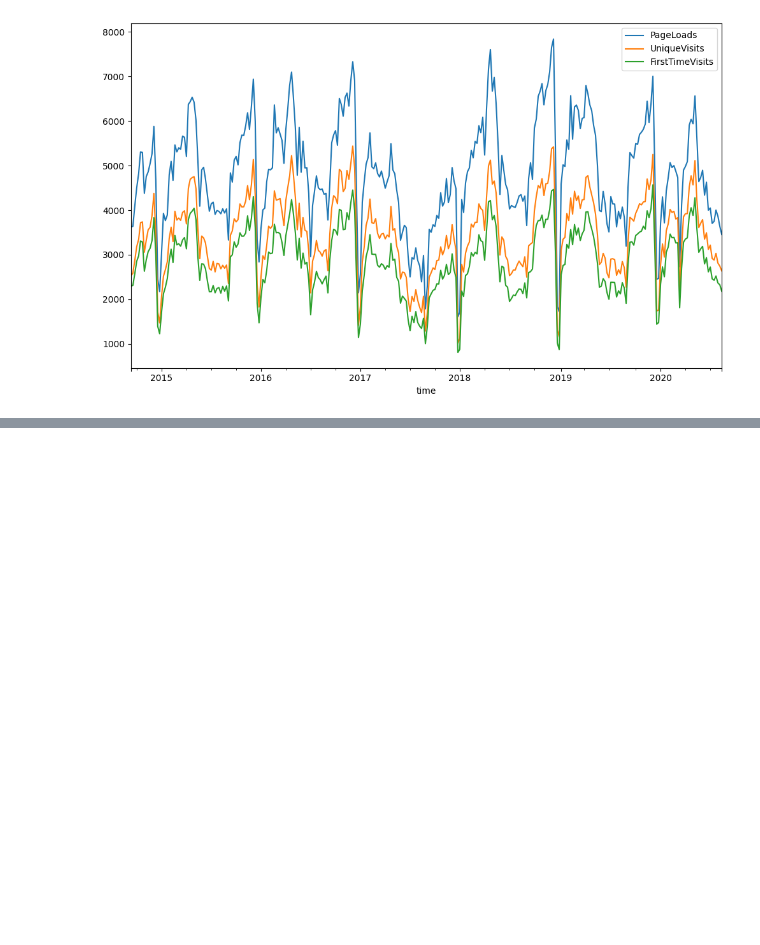
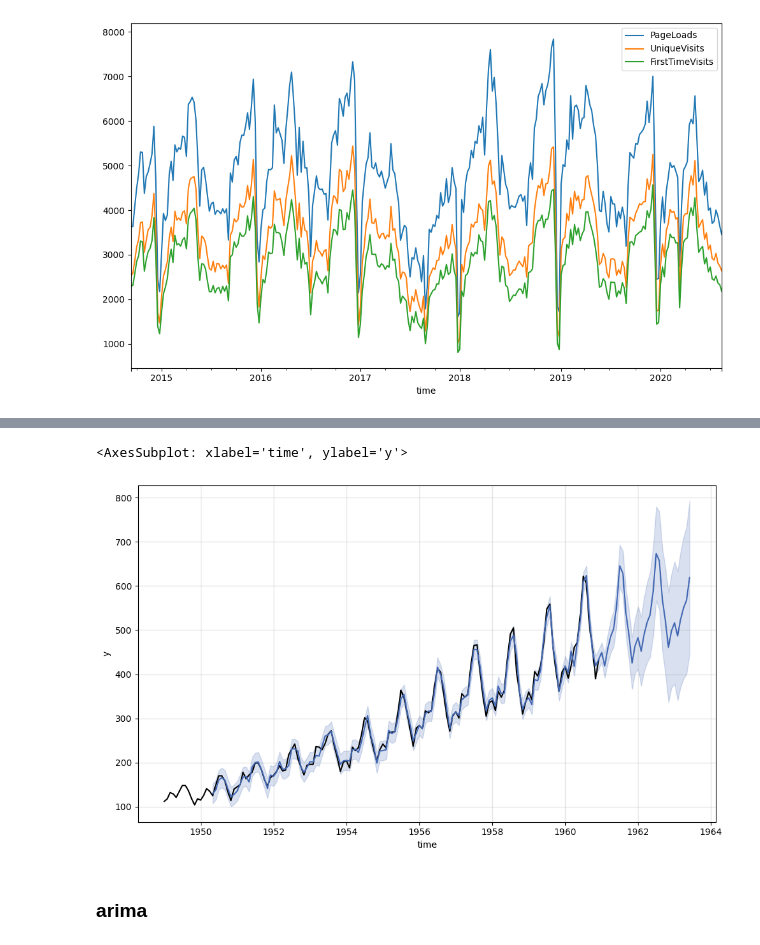
Before and after one commit to critobfer/Kats, a Jupyter notebook: tutorials/TFG.ipynb, the cells around one changed output, grey strips where cells are left out. Cells and saved outputs as stored; diff of their text form; code cells hidden in the pictures; blank space fills up the shorter version.

Commit message:
desarrollo modelos individuales

```diff
--- a/tutorials/TFG.ipynb
+++ b/tutorials/TFG.ipynb
@@ -93,0 +191,32 @@ plt.show()
+# %%
+warnings.simplefilter(action='ignore')
+
+# create SARIMA param class
+params = SARIMAParams(
+    p = 2,
+    d = 1,
+    q = 1,
+    trend = 'ct', #both linear or constant
+    seasonal_order=(1,0,1,12)
+    )
+
+# initiate SARIMA model
+m = SARIMAModel(data=air_passengers_ts, params=params)
+
+# fit SARIMA model
+m.fit()
+
+# generate forecast values
+fcst = m.predict(
+    steps=30,
+    freq="MS",
+    include_history=True
+    )
+
+# make plot to visualize
+m.plot()
+# %% [output]
+<AxesSubplot: xlabel='time', ylabel='y'>
+[figure, added]
+# %% [markdown]
+### arima
```
Also changed, not shown: parts of 19 cells of this notebook.
